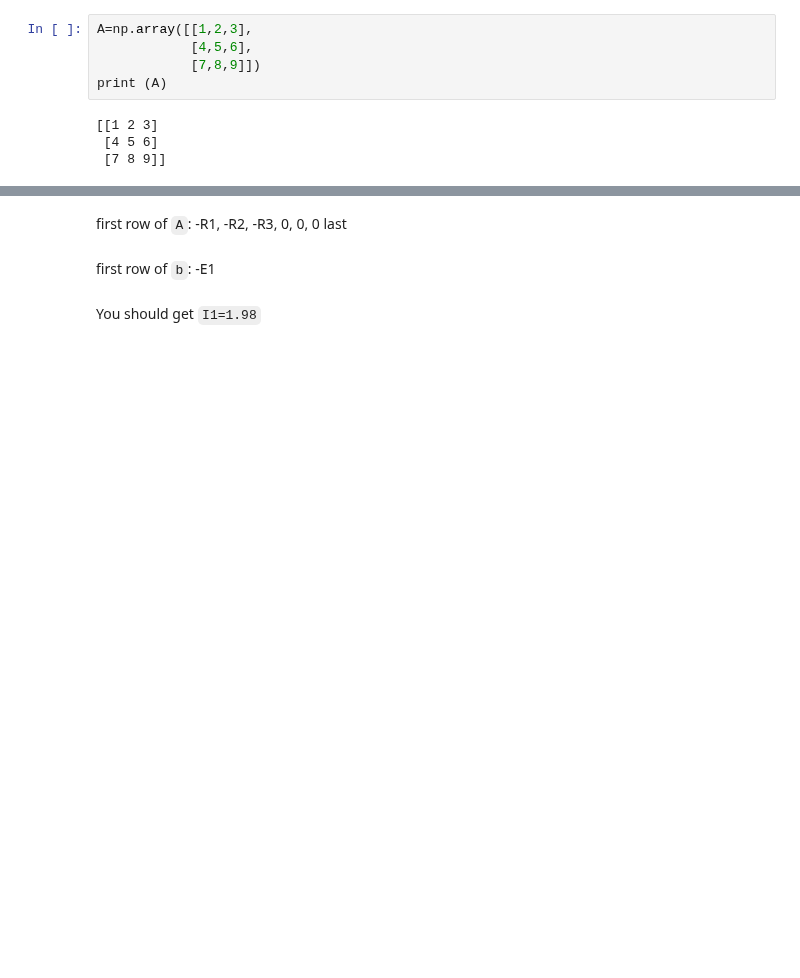
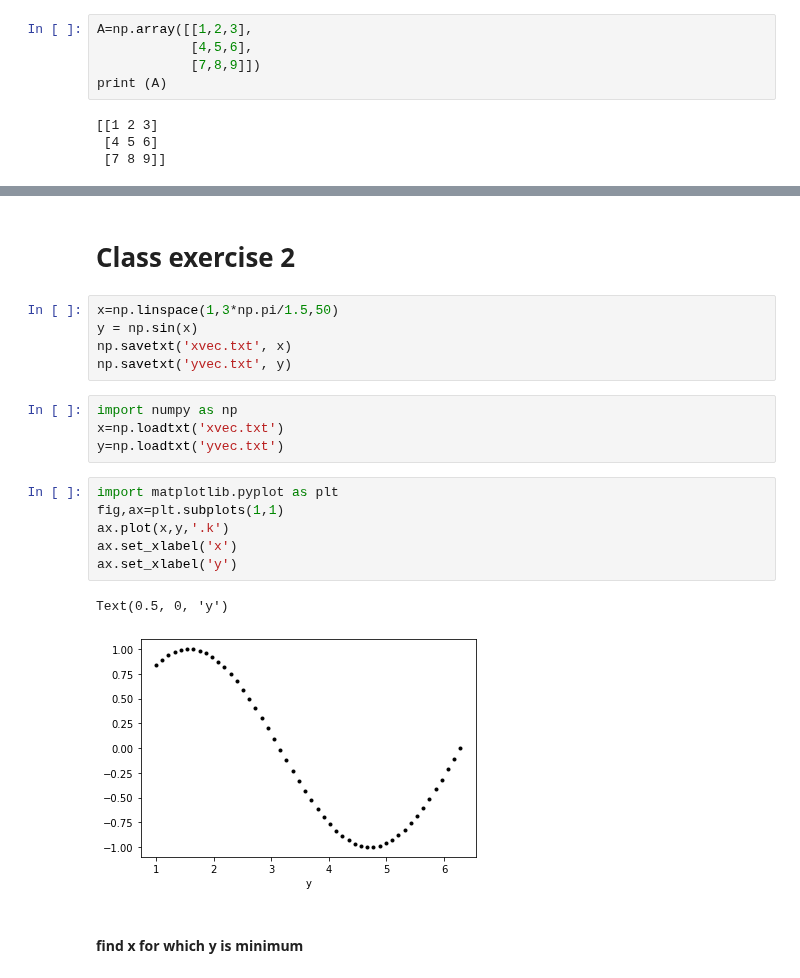
Before and after one commit to mariapaularubiano/ComputationalNumericalMethods, a Jupyter notebook: extras/classes/13.Linear_Algebra_01/linear_algebra_1.ipynb, the cells around one changed output, grey strips where cells are left out. Saved outputs shown, nothing was run; the diff lists cells and outputs as text; blank space fills up the shorter version.

```diff
--- a/extras/classes/13.Linear_Algebra_01/linear_algebra_1.ipynb
+++ b/extras/classes/13.Linear_Algebra_01/linear_algebra_1.ipynb
@@ -1024,7 +1108,22 @@ and there are 6 `Is`: I1, I2, I3, I4, I5, I6
-# %% [markdown]
-first row of `A`: -R1, -R2, -R3, 0, 0, 0
-last
-# %% [markdown]
-first row of `b`: -E1
 # %% [markdown]
-You should get `I1=1.98`
+# Class exercise 2
+# %%
+x=np.linspace(1,3*np.pi/1.5,50)
+y = np.sin(x)
+np.savetxt('xvec.txt', x)
+np.savetxt('yvec.txt', y)
+# %%
+import numpy as np
+x=np.loadtxt('xvec.txt')
+y=np.loadtxt('yvec.txt')
+# %%
+import matplotlib.pyplot as plt
+fig,ax=plt.subplots(1,1)
+ax.plot(x,y,'.k')
+ax.set_xlabel('x')
+ax.set_xlabel('y')
+# %% [output]
+Text(0.5, 0, 'y')
+[figure, added]
+# %% [markdown]
+#### find x for which y is minimum
```
Also changed, not shown: parts of 25 cells of this notebook, 2 other files.
